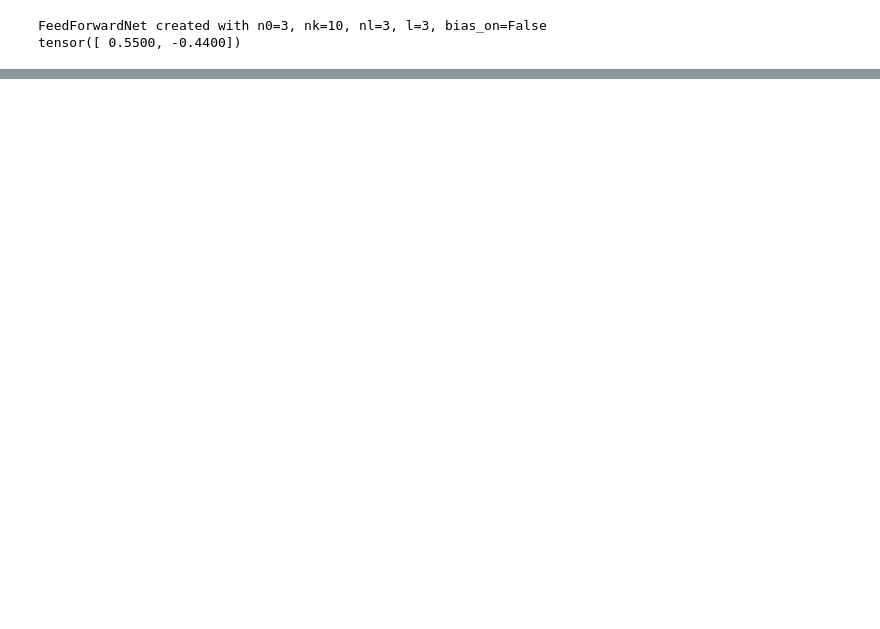
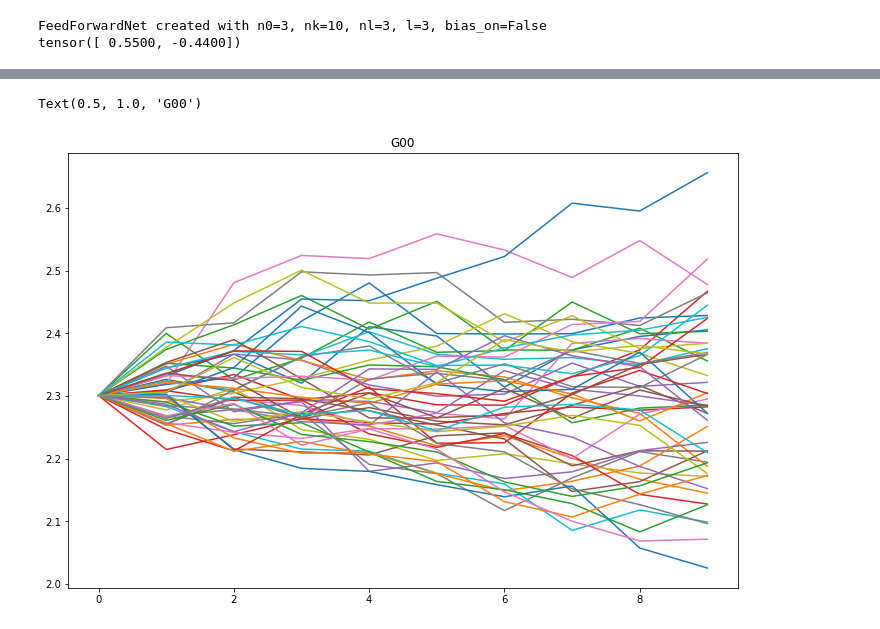
Before and after one commit to vkmbox/Ml-readinggroup, a Jupyter notebook: Roberts_Yaida/chapter5/ffn_relu_distribution.ipynb, the cells around one changed output, grey strips where cells are left out. Saved outputs shown, nothing was run; the diff lists cells and outputs as text; code cells hidden in the pictures; blank space fills up the shorter version.

```diff
--- a/Roberts_Yaida/chapter5/ffn_relu_distribution.ipynb
+++ b/Roberts_Yaida/chapter5/ffn_relu_distribution.ipynb
@@ -45,6 +41,10 @@ class FeedForwardNet(nn.Module):
         self.bias_on = bias_on
         self.log_level = None
         self.linears = []
+        self.cw = None  # assume layer-independent cw
+        self.G01 = []  # record the flow of metric G (stochastic, 4.36)
+        self.G00 = []
+        self.G11 = []
         print("FeedForwardNet created with n0={}, nk={}, nl={}, l={}, bias_on={}".format(n0, nk, nl, l, bias_on))
 
         self.linears.append(nn.Linear(n0, nk, bias=bias_on))
@@ -68,9 +68,10 @@ class FeedForwardNet(nn.Module):
             print("FeedForwardNet weights initialised with cb={}, cw={}".format(cb, cw))
 
         #Weight initialisation as in 2.19, 2.20
+        self.cw = cw
         n_prev = self.n0
         for linear in self.linears:
             nn.init.normal_(linear.weight, mean = 0., std = math.sqrt(cw/n_prev))
             n_prev = linear.weight.size()[0]
-            if self.bias_on:
+            if self.bias_on and cb > 0:
                 nn.init.normal_(linear.bias, mean = 0., std = math.sqrt(cb))
@@ -174,0 +208,9 @@ Metric (4.8) for trainpoint 2 and trainpoint 2: 6.032336298624674
+# %%
+plt.figure(figsize=(12, 8))
+for i, Gs in enumerate(G00_records):
+    plt.plot(Gs, label=f"experiment {i}")
+#plt.legend()
+plt.title("G00")
+# %% [output]
+Text(0.5, 1.0, 'G00')
+[figure, added]
```
Also changed, not shown: parts of 11 cells of this notebook.
